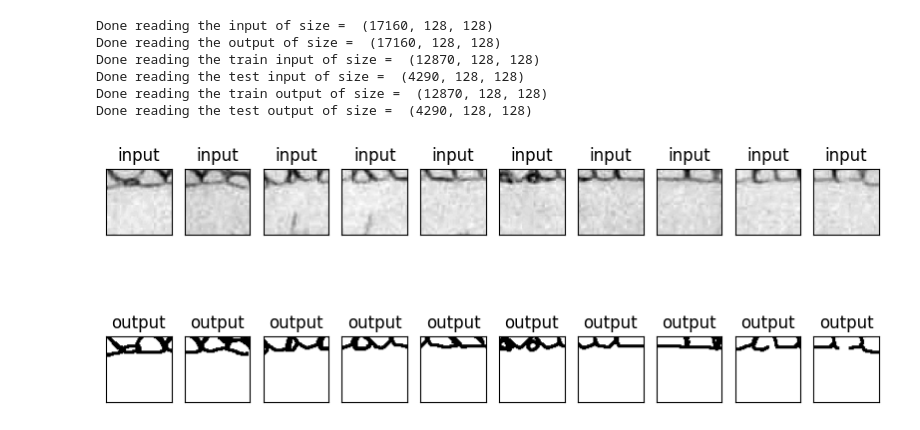
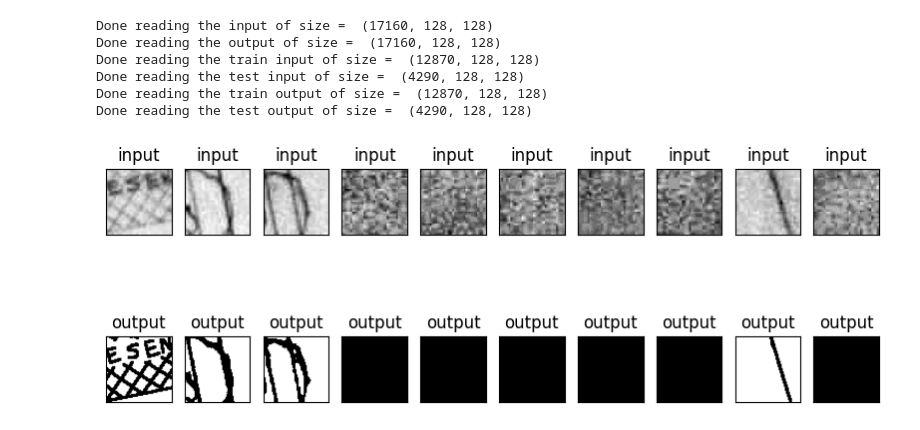
Before and after one commit to mgnarag/binarization-lowres, a Jupyter notebook: From_Arki_model5.ipynb, the cells around one changed output. Drawn from its saved outputs; the diff is of its cells as text; code cells hidden in the pictures.

```diff
--- a/From_Arki_model5.ipynb
+++ b/From_Arki_model5.ipynb
@@ -121,25 +103,25 @@ Done reading the test output of size =  (4290, 128, 128)
 # %%
 
 n = 10
 plt.figure(figsize=(10, 4))
 for i in range(0,10):
 
     ax = plt.subplot(2, n, i + 1)
     plt.title("input")
-    plt.imshow((train_input[i+10000]))
+    plt.imshow((test_input[i+1000]))
     plt.gray()
     ax.get_xaxis().set_visible(False)
     ax.get_yaxis().set_visible(False)
 
     bx = plt.subplot(2, n, i + n + 1)
     plt.title("output")
-    plt.imshow((train_output[i+10000]))
+    plt.imshow((test_output[i+1000]))
     plt.gray()
     bx.get_xaxis().set_visible(False)
     bx.get_yaxis().set_visible(False)
 plt.show()
 # %% [output]
-[figure, old version]
+[figure, new version]
 # %%
 start = time.time()
 import tensorflow as tf
```
Also changed, not shown: parts of 2 cells of this notebook.
